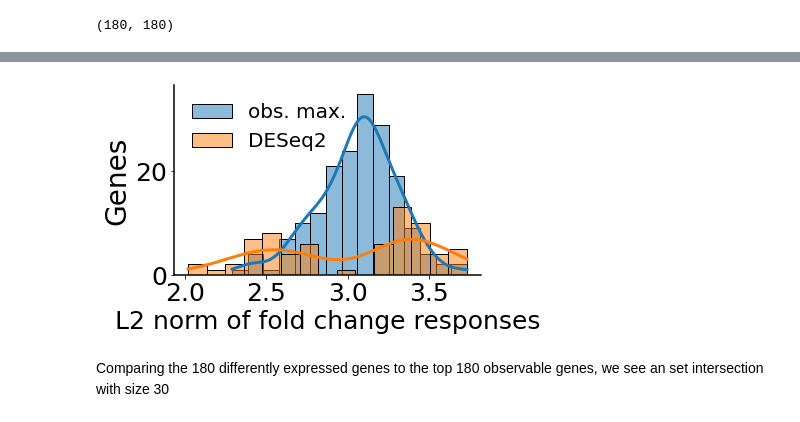
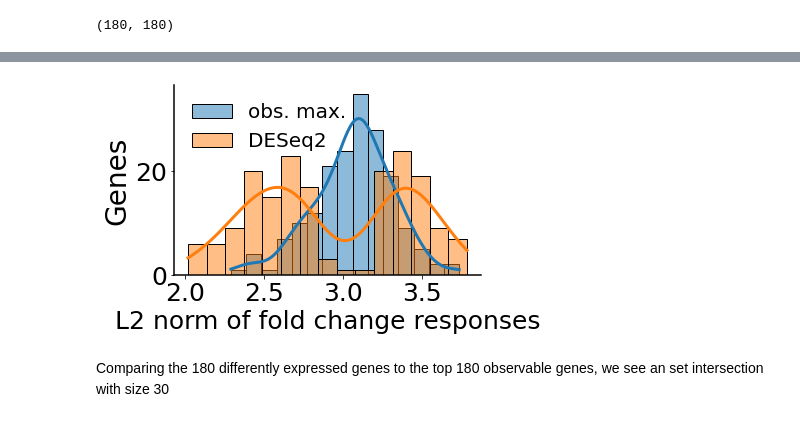
Before and after one commit to fmenol/transcriptome-dynamics-dmd-observability, a Jupyter notebook: main.ipynb, the cells around one changed output, grey strips where cells are left out. Drawn from its saved outputs; the diff is of its cells as text; code cells hidden in the pictures.

```diff
--- a/main.ipynb
+++ b/main.ipynb
@@ -1256,7 +1256,9 @@ plt.show()
 # %%
 df_all = pd.read_csv('data/tpm.csv')
+# getting transcriptome dynamics
+df_all = df_all[df_all.geneID.isin(deseq_ids)]
 txIDs_all = list(df_all.iloc[:,0])
-# getting transcriptome dynamics
-df_all = df_all[df_all.geneID.isin(deseq_ids)].iloc[:,1:]
+df_all = df_all.iloc[:,1:]
 #
-_, _, _, _, _, _, _, _, data_fc_all, _ = process_df(df_all,sampleLabels,nreps,reps,ntimepts,txIDs_all)
+_, _, data_c_all, data_t_all, _, _, _, _, _, _ = process_df(df_all,sampleLabels,nreps,reps,ntimepts,txIDs_all)
+data_fc_all = (data_t_all + 20)/(data_c_all + 20)
@@ -1263,17 +1278,23 @@ _, _, _, _, _, _, _, _, data_fc_all, _ = process_df(df_all,sampleLabels,nreps,re
 # %%
 savefig = False
 
 plt.figure(figsize=(5.5,3.5))
-sns.histplot(np.linalg.norm(np.mean(data_fc[[locus_tags_keep.index(this_tag) for this_tag in top_n_tags]],axis=2),axis=1),bins=15,kde=True,label='obs. max.')
+sns.histplot(np.linalg.norm(np.mean(data_fc[[locus_tags_keep.index(this_tag) for this_tag in top_n_tags]],
+                                    axis=2),axis=1),bins=15,kde=True,label='obs. max.',)
+# sns.histplot(np.linalg.norm(np.mean(data_fc_fair_nonnorm[np.argsort(np.abs(W_fair[0]))[-len(data_fc_all):]],axis=2),axis=1)
+#                           ,bins=15,kde=True,label='obs. max.',)
 sns.histplot(np.linalg.norm(np.mean(data_fc_all,axis=2),axis=1),bins=15,kde=True,color='tab:orange',label='DESeq2')
+# sns.kdeplot(np.linalg.norm(np.mean(data_fc[[locus_tags_keep.index(this_tag) for this_tag in top_n_tags]],axis=2)
+#                            ,axis=1),shade=True,label='obs. max.')
+# sns.kdeplot(np.linalg.norm(np.mean(data_fc_all,axis=2),axis=1),shade=True,color='tab:orange',label='DESeq2')
 plt.legend(frameon=False,fontsize=20)
 plt.xlabel('L2 norm of fold change responses',fontsize=25)
 plt.ylabel('Genes',fontsize=28)
 if savefig:
     plt.savefig(figDir + 'fig3/compare_methods_hist.pdf',bbox_inches='tight',transparent=True,dpi=300);
 plt.show()
 # %% [output]
-[figure, old version]
+[figure, new version]
 # %% [markdown]
 Comparing the 180 differently expressed genes to the top 180 observable genes, we see an set intersection with size 30
 # %%
```
Also changed, not shown: parts of 5 cells of this notebook.
